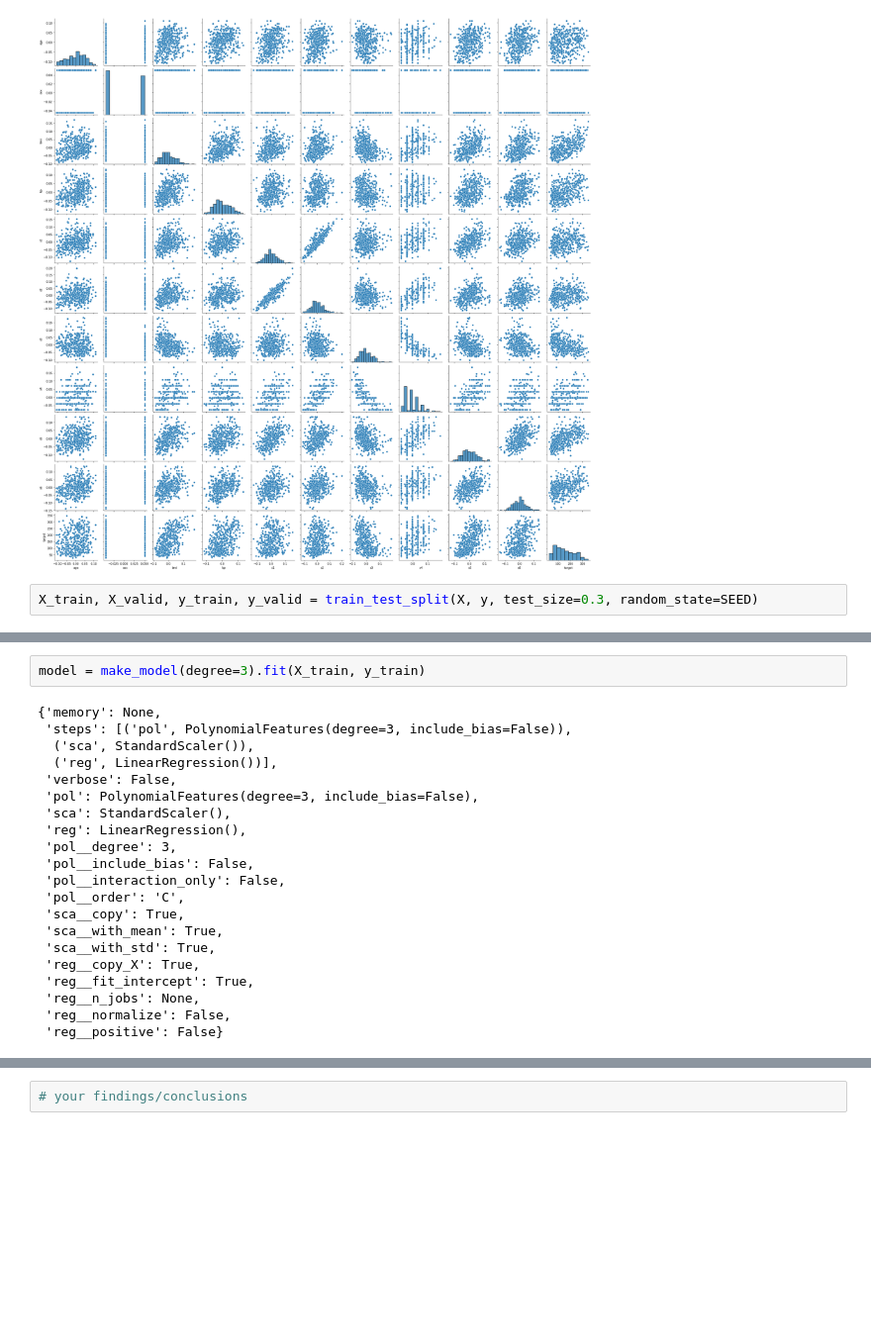
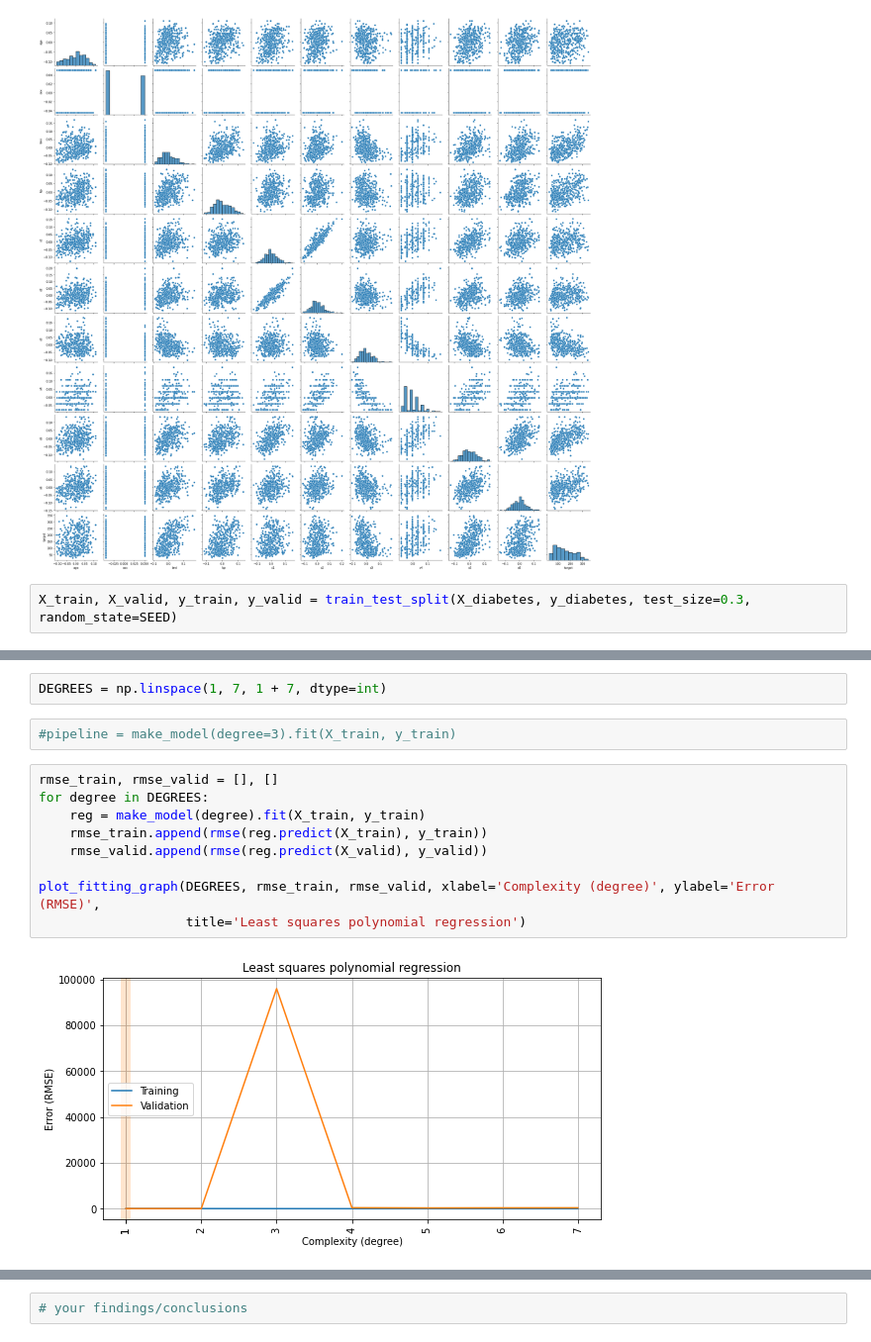
Before and after one commit to codekot/overfitting_regularization, a Jupyter notebook: overfitting_regularization.ipynb, the cells around one changed output, grey strips where cells are left out. Shown at 99% size. Drawn from its saved outputs; the diff is of its cells as text; blank space fills up the shorter version.

```diff
--- a/overfitting_regularization.ipynb
+++ b/overfitting_regularization.ipynb
@@ -409,4 +409,4 @@ sns.pairplot(X_diabetes.join(y_diabetes))
 <seaborn.axisgrid.PairGrid at 0x...>
 [figure]
 # %%
-X_train, X_valid, y_train, y_valid = train_test_split(X, y, test_size=0.3, random_state=SEED)
+X_train, X_valid, y_train, y_valid = train_test_split(X_diabetes, y_diabetes, test_size=0.3, random_state=SEED)
@@ -413,23 +448,15 @@ X_train, X_valid, y_train, y_valid = train_test_split(X, y, test_size=0.3, rando
+# %%
+DEGREES = np.linspace(1, 7, 1 + 7, dtype=int)
 # %%
-model = make_model(degree=3).fit(X_train, y_train)
+#pipeline = make_model(degree=3).fit(X_train, y_train)
-# %% [output]
-{'memory': None,
- 'steps': [('pol', PolynomialFeatures(degree=3, include_bias=False)),
-  ('sca', StandardScaler()),
-  ('reg', LinearRegression())],
- 'verbose': False,
- 'pol': PolynomialFeatures(degree=3, include_bias=False),
- 'sca': StandardScaler(),
- 'reg': LinearRegression(),
- 'pol__degree': 3,
- 'pol__include_bias': False,
- 'pol__interaction_only': False,
- 'pol__order': 'C',
- 'sca__copy': True,
- 'sca__with_mean': True,
- 'sca__with_std': True,
- 'reg__copy_X': True,
- 'reg__fit_intercept': True,
- 'reg__n_jobs': None,
- 'reg__normalize': False,
- 'reg__positive': False}
+# %%
+rmse_train, rmse_valid = [], []
+for degree in DEGREES:
+    reg = make_model(degree).fit(X_train, y_train)
+    rmse_train.append(rmse(reg.predict(X_train), y_train))
+    rmse_valid.append(rmse(reg.predict(X_valid), y_valid))
+
+plot_fitting_graph(DEGREES, rmse_train, rmse_valid, xlabel='Complexity (degree)', ylabel='Error (RMSE)',
+                   title='Least squares polynomial regression')
+# %% [output]
+[figure, added]
```
Also changed, not shown: parts of 5 cells of this notebook.
